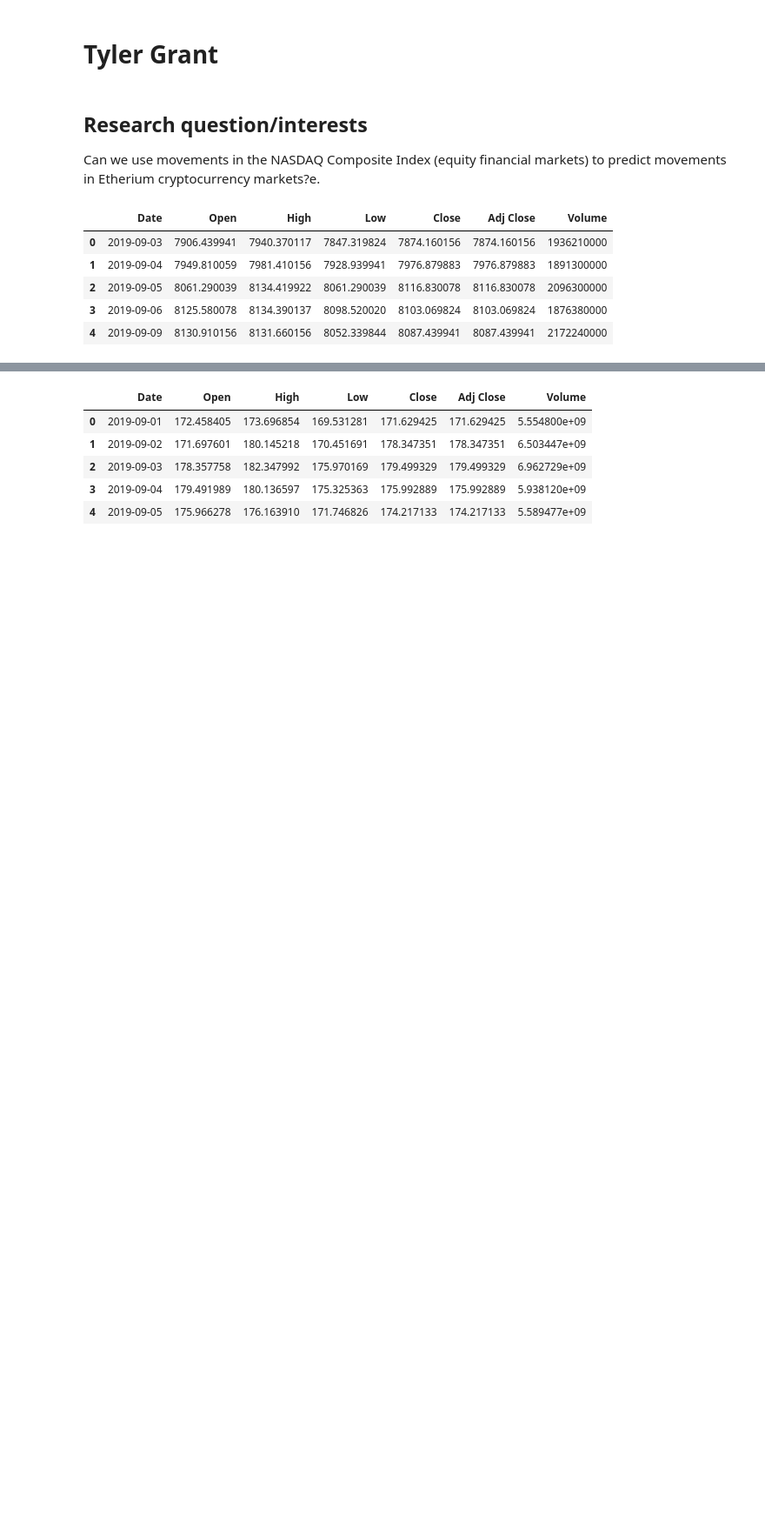
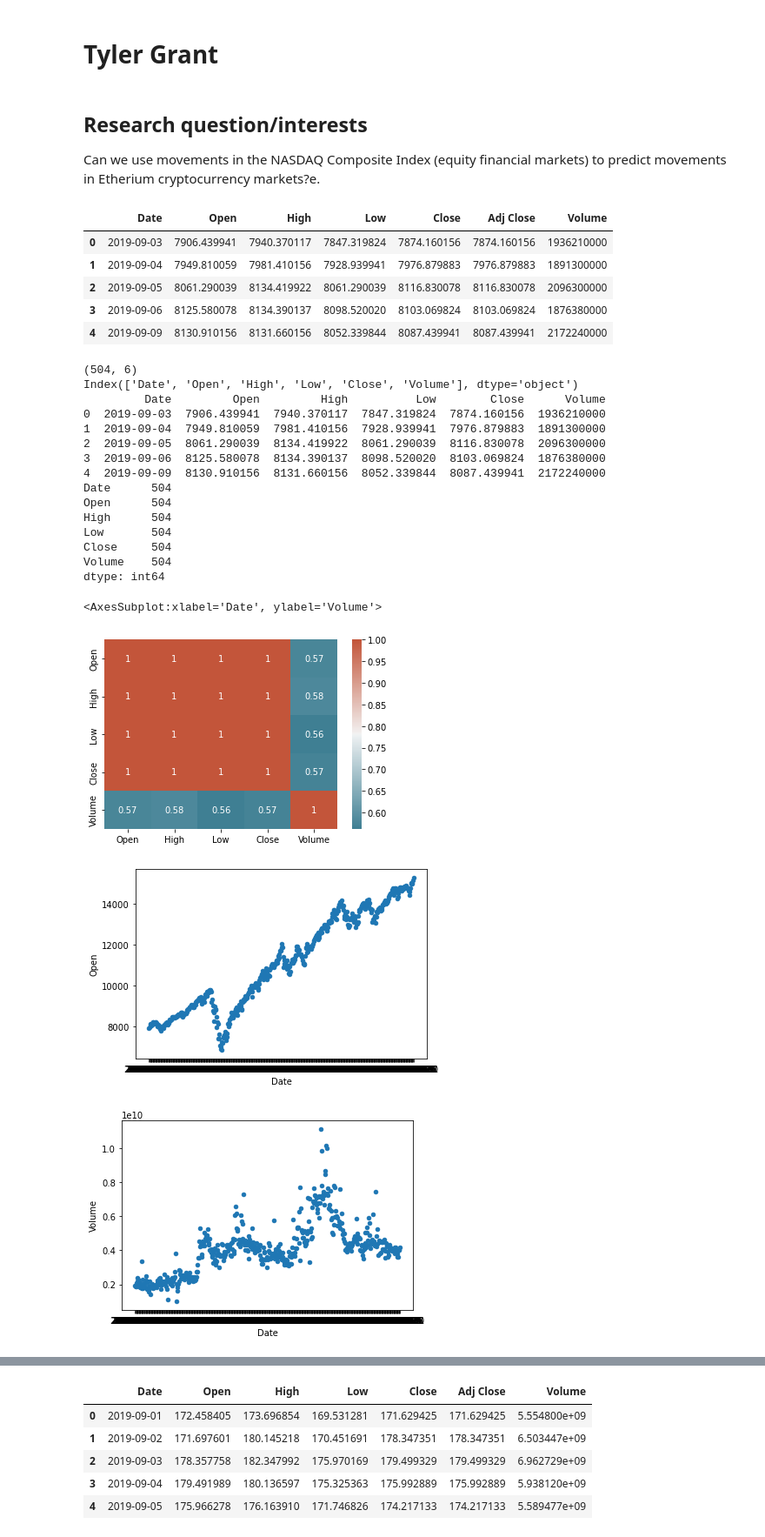
Before and after one commit to data301-2021-winter1/project-group67-project, a Jupyter notebook: notebooks/analysis1.ipynb, the cells around one changed output, grey strips where cells are left out. Shown at 87% size. Cells and saved outputs as stored; diff of their text form; code cells hidden in the pictures; blank space fills up the shorter version.

```diff
--- a/notebooks/analysis1.ipynb
+++ b/notebooks/analysis1.ipynb
@@ -19,3 +21,43 @@ nas.head()
 | 2 | 2019-09-05 | 8061.290039 | 8134.419922 | 8061.290039 | 8116.830078 | 8116.830078 | 2096300000 |
 | 3 | 2019-09-06 | 8125.580078 | 8134.390137 | 8098.520020 | 8103.069824 | 8103.069824 | 1876380000 |
 | 4 | 2019-09-09 | 8130.910156 | 8131.660156 | 8052.339844 | 8087.439941 | 8087.439941 | 2172240000 |
+# %%
+nas = nas.drop(columns=['Adj Close'])
+
+print(nas.shape)
+
+print(nas.columns)
+
+print(nas.head())
+
+print(nas.nunique(axis=0))
+nas.describe().apply(lambda s: s.apply(lambda x: format(x, 'f')))
+
+
+hm = nas.corr()
+sns.heatmap(hm, xticklabels=hm.columns, yticklabels=hm.columns, annot=True, cmap=sns.diverging_palette(220, 20, as_cmap=True))
+
+
+nas.plot(kind='scatter', x='Date', y='Open')
+
+nas.plot(kind='scatter', x='Date', y='Volume')
+# %% [output]
+(504, 6)
+Index(['Date', 'Open', 'High', 'Low', 'Close', 'Volume'], dtype='object')
+         Date         Open         High          Low        Close      Volume
+0  2019-09-03  7906.439941  7940.370117  7847.319824  7874.160156  1936210000
+1  2019-09-04  7949.810059  7981.410156  7928.939941  7976.879883  1891300000
+2  2019-09-05  8061.290039  8134.419922  8061.290039  8116.830078  2096300000
+3  2019-09-06  8125.580078  8134.390137  8098.520020  8103.069824  1876380000
+4  2019-09-09  8130.910156  8131.660156  8052.339844  8087.439941  2172240000
+Date      504
+Open      504
+High      504
+Low       504
+Close     504
+Volume    504
+dtype: int64
+<AxesSubplot:xlabel='Date', ylabel='Volume'>
+[figure, added]
+[figure, added]
+[figure, added]
```
Also changed, not shown: parts of 6 cells of this notebook.
